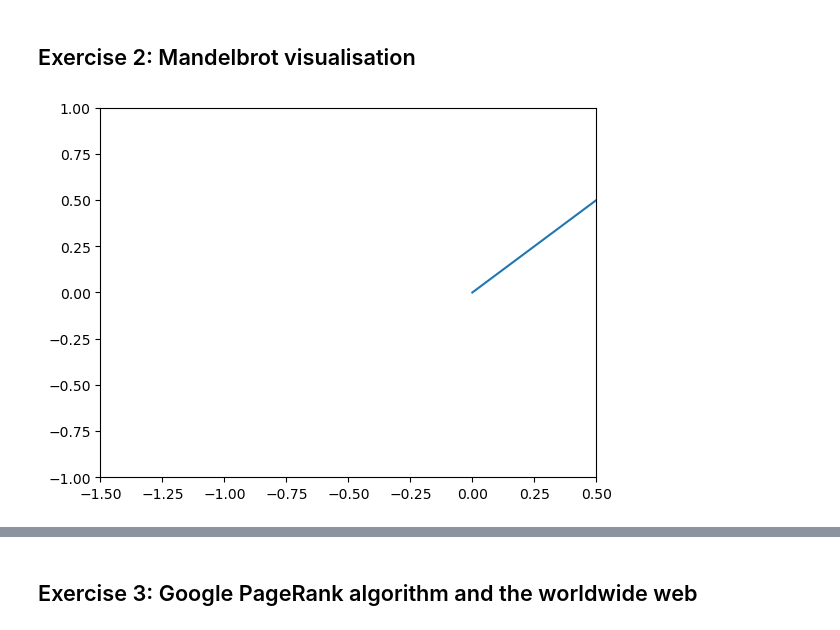
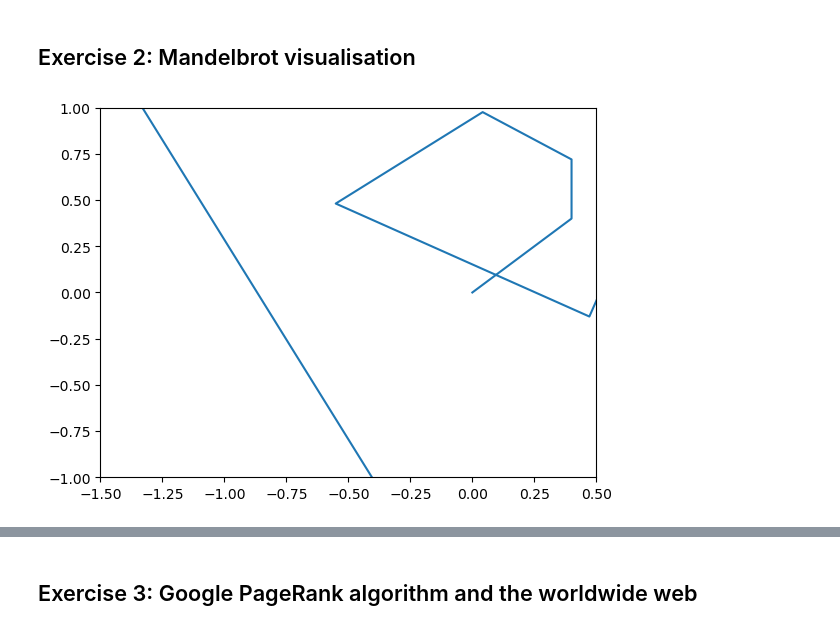
Before and after one commit to OlivierAM23/ds5_assignment_group7, a Jupyter notebook: answer_file.ipynb, the cells around one changed output, grey strips where cells are left out. Saved outputs shown, nothing was run; the diff lists cells and outputs as text; code cells hidden in the pictures.

```diff
--- a/answer_file.ipynb
+++ b/answer_file.ipynb
@@ -67,18 +67,19 @@ import matplotlib.pyplot as plt
 # %%
 #this function makes a mandelbroth set with n amount of iterations using the complex value x+yj (n,x,y)
 def mandelbroth(n,x,y):
     c = complex(x,y)
     a=np.array([0])
     for i in range(n):
         a=np.append(a,a[i]**2+c)
     return a
 #this function takes a numpy array of complex numbers and puts these in a matplotlib.pyplot plot
 def plot_complex(inpt):
     plt.plot(inpt.real, inpt.imag)
     plt.xlim([-1.5,0.5])
     plt.ylim([-1,1])
 #end of defining functions begining in inputing values
-plot_complex(mandelbroth(10,1,1))
+plot_complex(mandelbroth(100,0.4,0.4))
 #this is wrong probably
+#plt.imshow(2darray)
 # %% [output]
-[figure, old version]
+[figure, new version]
```
Also changed, not shown: parts of 1 cell of this notebook, 1 other file.
